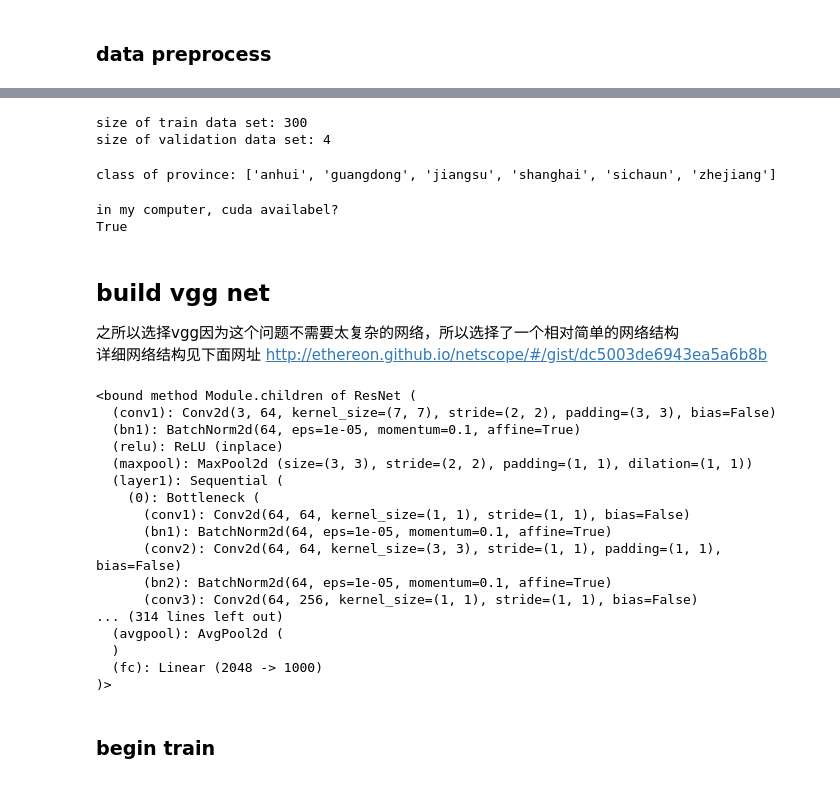
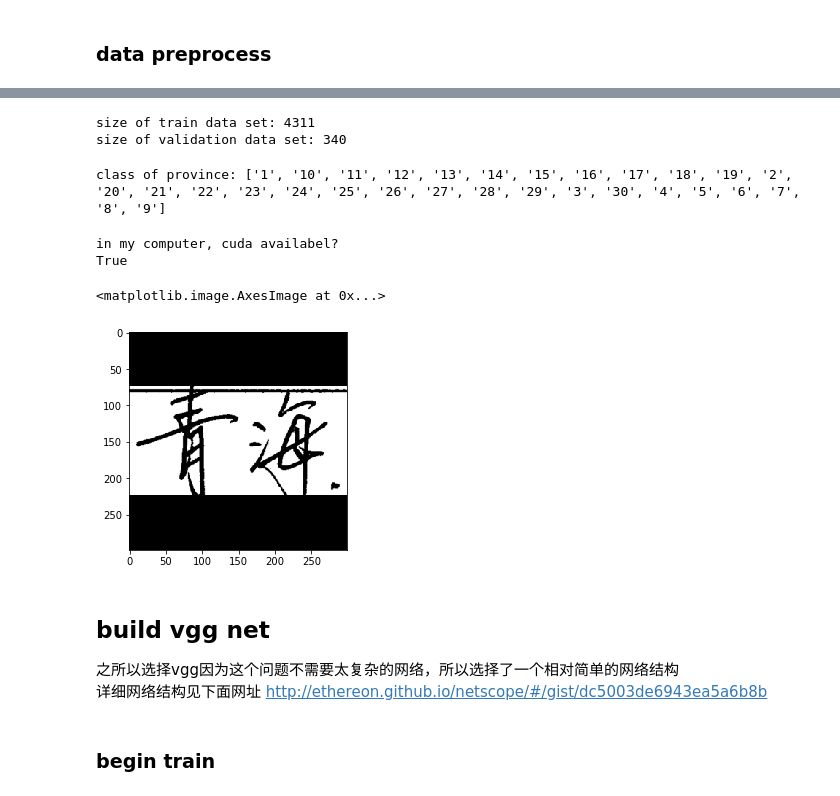
Before and after one commit to leezqcst/express_recognition, a Jupyter notebook: model/vgg.ipynb, the cells around one changed output, grey strips where cells are left out. Drawn from its saved outputs; the diff is of its cells as text; code cells hidden in the pictures.

```diff
--- a/model/vgg.ipynb
+++ b/model/vgg.ipynb
@@ -20,15 +22,13 @@ import time
 img_transform = {
     'train': transforms.Compose([
             transforms.Scale(150),
-            transforms.CenterCrop(224),
+            transforms.CenterCrop(299),
             transforms.ToTensor()
-#             transforms.Normalize((0, 0, 0), (255, 255, 255))
         ]),
     'val': transforms.Compose([
-            transforms.Scale(150),
-            transforms.CenterCrop(224),
+            transforms.Scale(100),
+            transforms.CenterCrop(299),
             transforms.ToTensor()
-#             transforms.Normalize((0, 0, 0), (255, 255, 255))
         ])
 }
 
@@ -45,9 +45,3 @@ dataloader = {
     'train': DataLoader(dset['train'], batch_size=16, shuffle=True, num_workers=4),
     'val': DataLoader(dset['val'], batch_size=16, num_workers=4)
 }
-
-# img, label = iter(dataloader['train']).next()
-
-# a = img[0].numpy()
-# a = np.transpose(a, (1, 2, 0))
-# plt.imshow(a)
@@ -73,15 +55,14 @@ data_size = {
 print('size of train data set: {}'.format(data_size['train']))# 每个文件夹放了一张图片做一个示例
 print('size of validation data set: {}'.format(data_size['val']))
 # %% [output]
-size of train data set: 300
-size of validation data set: 4
+size of train data set: 4311
+size of validation data set: 340
 # %%
 img_classes = dataloader['train'].dataset.classes
 # %%
-# 创建了三个省份作为示例，顺序按照文件夹的顺序
 print('class of province: {}'.format(img_classes))
 # %% [output]
-class of province: ['anhui', 'guangdong', 'jiangsu', 'shanghai', 'sichaun', 'zhejiang']
+class of province: ['1', '10', '11', '12', '13', '14', '15', '16', '17', '18', '19', '2', '20', '21', '22', '23', '24', '25', '26', '27', '28', '29', '3', '30', '4', '5', '6', '7', '8', '9']
 # %%
 #判断能不能用cuda，增加鲁棒性
 use_gpu = torch.cuda.is_available()
@@ -90,6 +71,15 @@ print("in my computer, cuda availabel? \n{}".format(use_gpu))
 # %% [output]
 in my computer, cuda availabel?
 True
+# %%
+img, label = iter(dataloader['train']).next()
+
+aa = img[0].numpy()
+aa = np.transpose(aa, (1, 2, 0))
+plt.imshow(aa)
+# %% [output]
+<matplotlib.image.AxesImage at 0x...>
+[figure, added]
 # %% [markdown]
 ## build vgg net
 之所以选择vgg因为这个问题不需要太复杂的网络，所以选择了一个相对简单的网络结构
@@ -153,20 +145,2 @@ mynet = torchvision.models.resnet101()
 # %%
-mynet.children
+mynet.train()
-# %% [output]
-<bound method Module.children of ResNet (
-  (conv1): Conv2d(3, 64, kernel_size=(7, 7), stride=(2, 2), padding=(3, 3), bias=False)
-  (bn1): BatchNorm2d(64, eps=1e-05, momentum=0.1, affine=True)
-  (relu): ReLU (inplace)
-  (maxpool): MaxPool2d (size=(3, 3), stride=(2, 2), padding=(1, 1), dilation=(1, 1))
-  (layer1): Sequential (
-    (0): Bottleneck (
-      (conv1): Conv2d(64, 64, kernel_size=(1, 1), stride=(1, 1), bias=False)
-      (bn1): BatchNorm2d(64, eps=1e-05, momentum=0.1, affine=True)
-      (conv2): Conv2d(64, 64, kernel_size=(3, 3), stride=(1, 1), padding=(1, 1), bias=False)
-      (bn2): BatchNorm2d(64, eps=1e-05, momentum=0.1, affine=True)
-      (conv3): Conv2d(64, 256, kernel_size=(1, 1), stride=(1, 1), bias=False)
-... (314 lines left out)
-  (avgpool): AvgPool2d (
-  )
-  (fc): Linear (2048 -> 1000)
-)>
```
Also changed, not shown: parts of 6 cells of this notebook, 2 other files.
